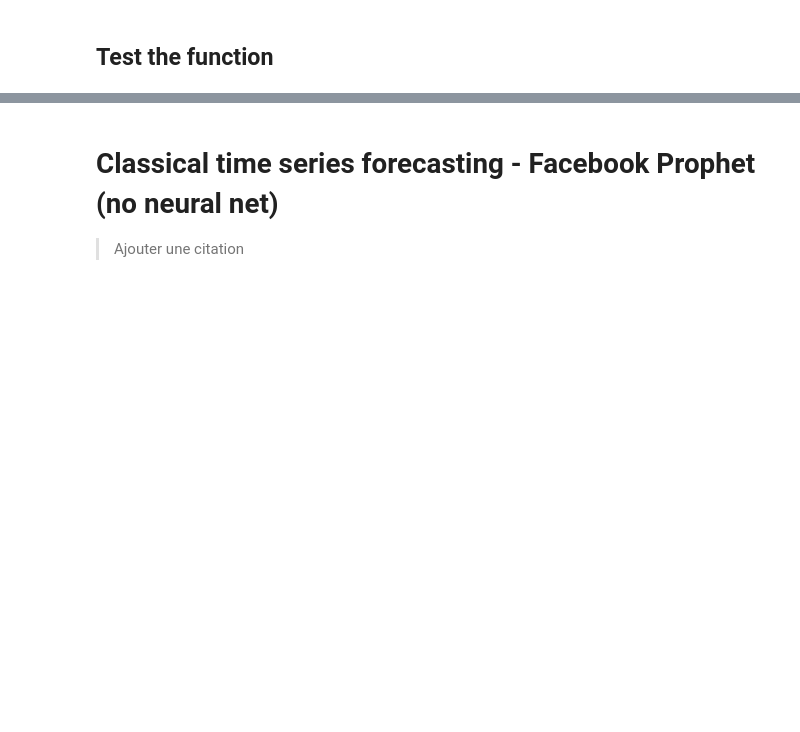
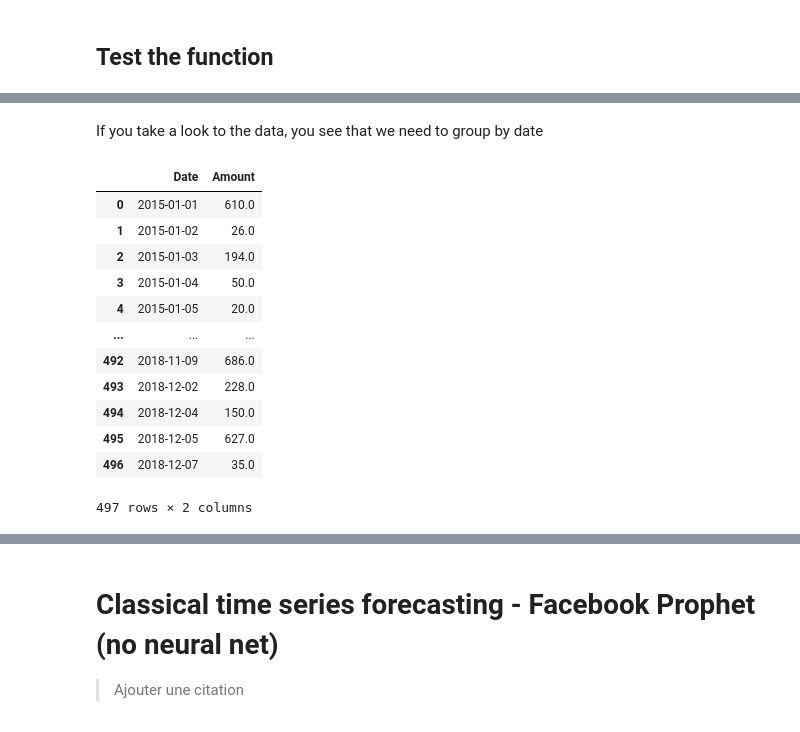
Before and after one commit to ateffal/omdena-projects, a Jupyter notebook: daily_transactions_prediction.ipynb, the cells around one changed output, grey strips where cells are left out. Cells and saved outputs as stored; diff of their text form; code cells hidden in the pictures; blank space fills up the shorter version.

```diff
--- a/daily_transactions_prediction.ipynb
+++ b/daily_transactions_prediction.ipynb
@@ -418,3 +404,22 @@ data = data.drop(['Unnamed: 0'], axis=1)
+# %% [markdown]
+If you take a look to the data, you see that we need to group by date
+# %%
+data = data[['Date', 'Amount']].groupby('Date').sum().reset_index()
+data
+# %% [output]
+|  | Date | Amount |
+| 0 | 2015-01-01 | 610.0 |
+| 1 | 2015-01-02 | 26.0 |
+| 2 | 2015-01-03 | 194.0 |
+| 3 | 2015-01-04 | 50.0 |
+| 4 | 2015-01-05 | 20.0 |
+| ... | ... | ... |
+| 492 | 2018-11-09 | 686.0 |
+| 493 | 2018-12-02 | 228.0 |
+| 494 | 2018-12-04 | 150.0 |
+| 495 | 2018-12-05 | 627.0 |
+| 496 | 2018-12-07 | 35.0 |
+497 rows × 2 columns
 # %%
 vars_features = ['Amount'] #['price', 'monthly_crimes_calculated_with_noise']
 var_target = 'Amount'
```
Also changed, not shown: parts of 7 cells of this notebook.
